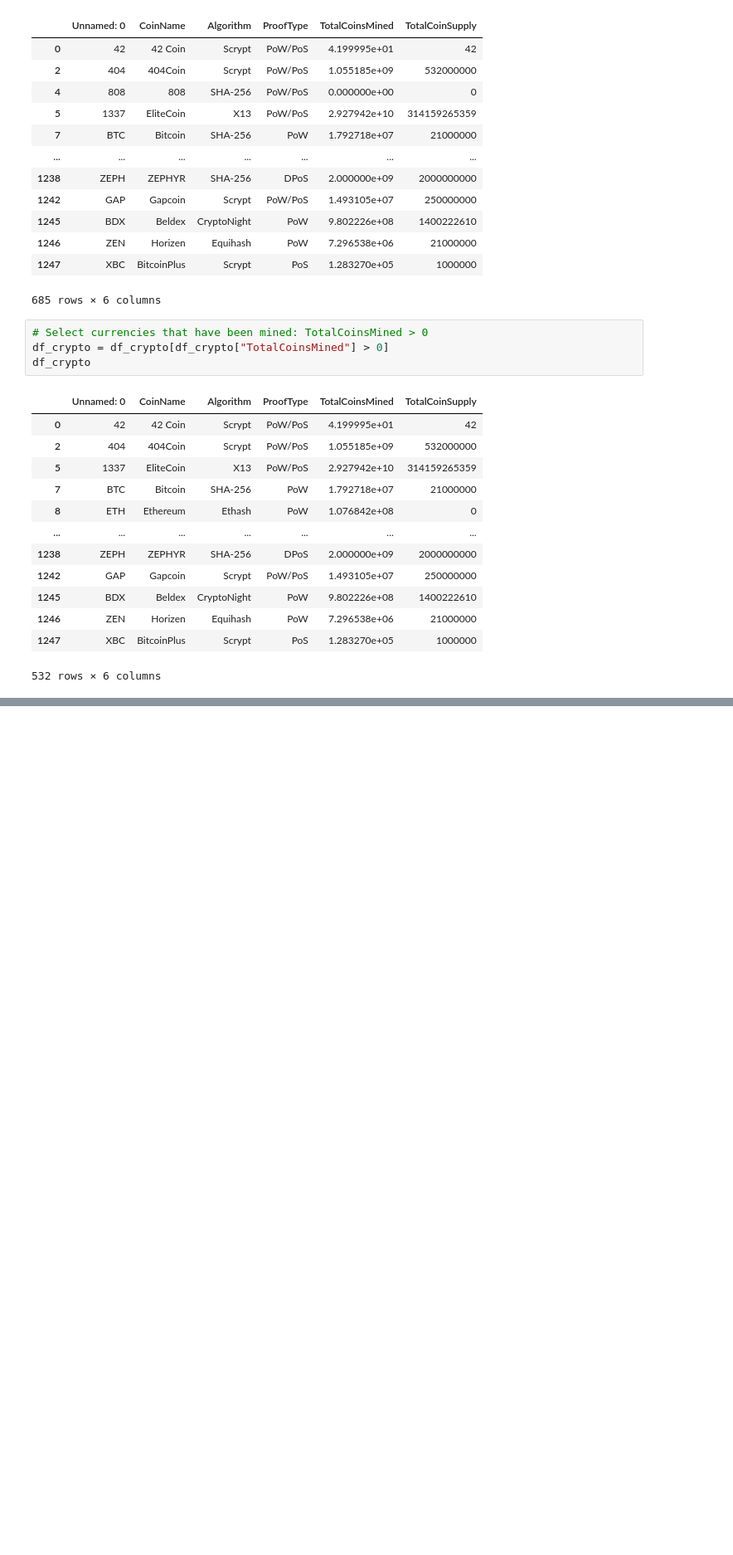
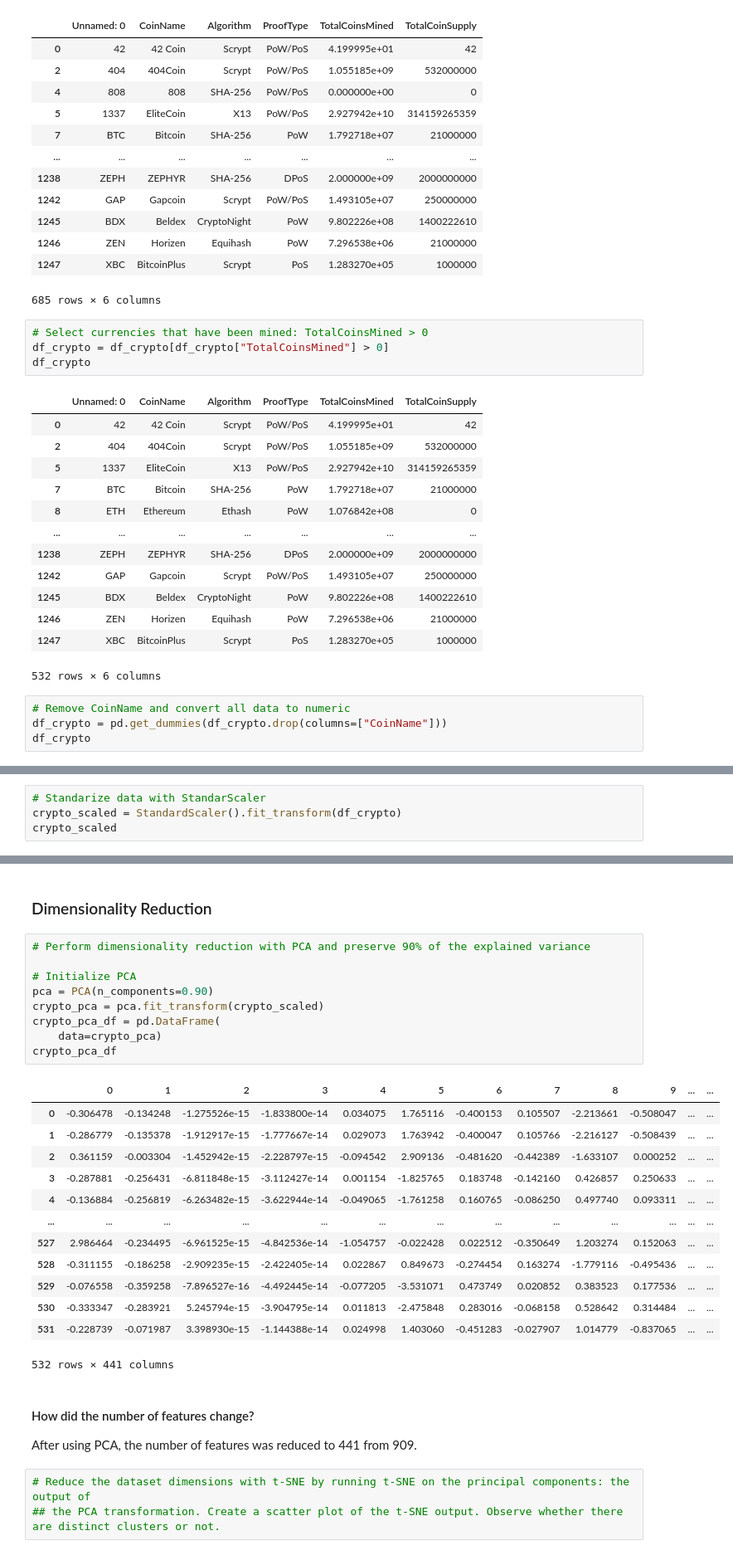
Before and after one commit to akrakowsky/Module_20, a Jupyter notebook: cryptocurrency_cluster.ipynb, the cells around one changed output, grey strips where cells are left out. Shown at 83% size. Saved outputs shown, nothing was run; the diff lists cells and outputs as text; blank space fills up the shorter version.

```diff
--- a/cryptocurrency_cluster.ipynb
+++ b/cryptocurrency_cluster.ipynb
@@ -99,3 +101,7 @@ df_crypto
 | 1246 | ZEN | Horizen | Equihash | PoW | 7.296538e+06 | 21000000 |
 | 1247 | XBC | BitcoinPlus | Scrypt | PoS | 1.283270e+05 | 1000000 |
 532 rows × 6 columns
+# %%
+# Remove CoinName and convert all data to numeric
+df_crypto = pd.get_dummies(df_crypto.drop(columns=["CoinName"]))
+df_crypto
@@ -101,0 +122,4 @@ df_crypto
+# %%
+# Standarize data with StandarScaler
+crypto_scaled = StandardScaler().fit_transform(df_crypto)
+crypto_scaled
@@ -101,0 +140,31 @@ df_crypto
+# %% [markdown]
+### Dimensionality Reduction
+# %%
+# Perform dimensionality reduction with PCA and preserve 90% of the explained variance
+
+# Initialize PCA
+pca = PCA(n_components=0.90)
+crypto_pca = pca.fit_transform(crypto_scaled)
+crypto_pca_df = pd.DataFrame(
+    data=crypto_pca)
+crypto_pca_df
+# %% [output]
+|  | 0 | 1 | 2 | 3 | 4 | 5 | 6 | 7 | 8 | 9 | ... | ... |
+| 0 | -0.306478 | -0.134248 | -1.275526e-15 | -1.833800e-14 | 0.034075 | 1.765116 | -0.400153 | 0.105507 | -2.213661 | -0.508047 | ... | ... |
+| 1 | -0.286779 | -0.135378 | -1.912917e-15 | -1.777667e-14 | 0.029073 | 1.763942 | -0.400047 | 0.105766 | -2.216127 | -0.508439 | ... | ... |
+| 2 | 0.361159 | -0.003304 | -1.452942e-15 | -2.228797e-15 | -0.094542 | 2.909136 | -0.481620 | -0.442389 | -1.633107 | 0.000252 | ... | ... |
+| 3 | -0.287881 | -0.256431 | -6.811848e-15 | -3.112427e-14 | 0.001154 | -1.825765 | 0.183748 | -0.142160 | 0.426857 | 0.250633 | ... | ... |
+| 4 | -0.136884 | -0.256819 | -6.263482e-15 | -3.622944e-14 | -0.049065 | -1.761258 | 0.160765 | -0.086250 | 0.497740 | 0.093311 | ... | ... |
+| ... | ... | ... | ... | ... | ... | ... | ... | ... | ... | ... | ... | ... |
+| 527 | 2.986464 | -0.234495 | -6.961525e-15 | -4.842536e-14 | -1.054757 | -0.022428 | 0.022512 | -0.350649 | 1.203274 | 0.152063 | ... | ... |
+| 528 | -0.311155 | -0.186258 | -2.909235e-15 | -2.422405e-14 | 0.022867 | 0.849673 | -0.274454 | 0.163274 | -1.779116 | -0.495436 | ... | ... |
+| 529 | -0.076558 | -0.359258 | -7.896527e-16 | -4.492445e-14 | -0.077205 | -3.531071 | 0.473749 | 0.020852 | 0.383523 | 0.177536 | ... | ... |
+| 530 | -0.333347 | -0.283921 | 5.245794e-15 | -3.904795e-14 | 0.011813 | -2.475848 | 0.283016 | -0.068158 | 0.528642 | 0.314484 | ... | ... |
+| 531 | -0.228739 | -0.071987 | 3.398930e-15 | -1.144388e-14 | 0.024998 | 1.403060 | -0.451283 | -0.027907 | 1.014779 | -0.837065 | ... | ... |
+532 rows × 441 columns
+# %% [markdown]
+#### How did the number of features change?
+After using PCA, the number of features was reduced to 441 from 909.
+# %%
+# Reduce the dataset dimensions with t-SNE by running t-SNE on the principal components: the output of
+## the PCA transformation. Create a scatter plot of the t-SNE output. Observe whether there are distinct clusters or not.
```
Also changed, not shown: parts of 3 cells of this notebook.
